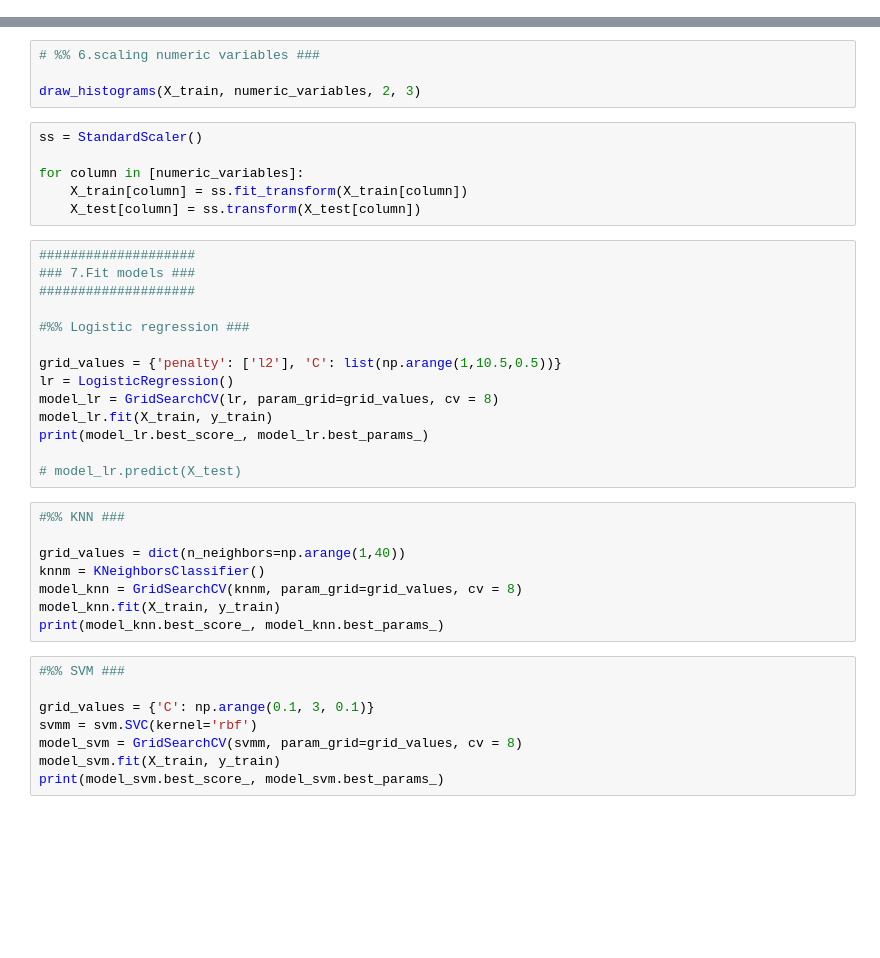
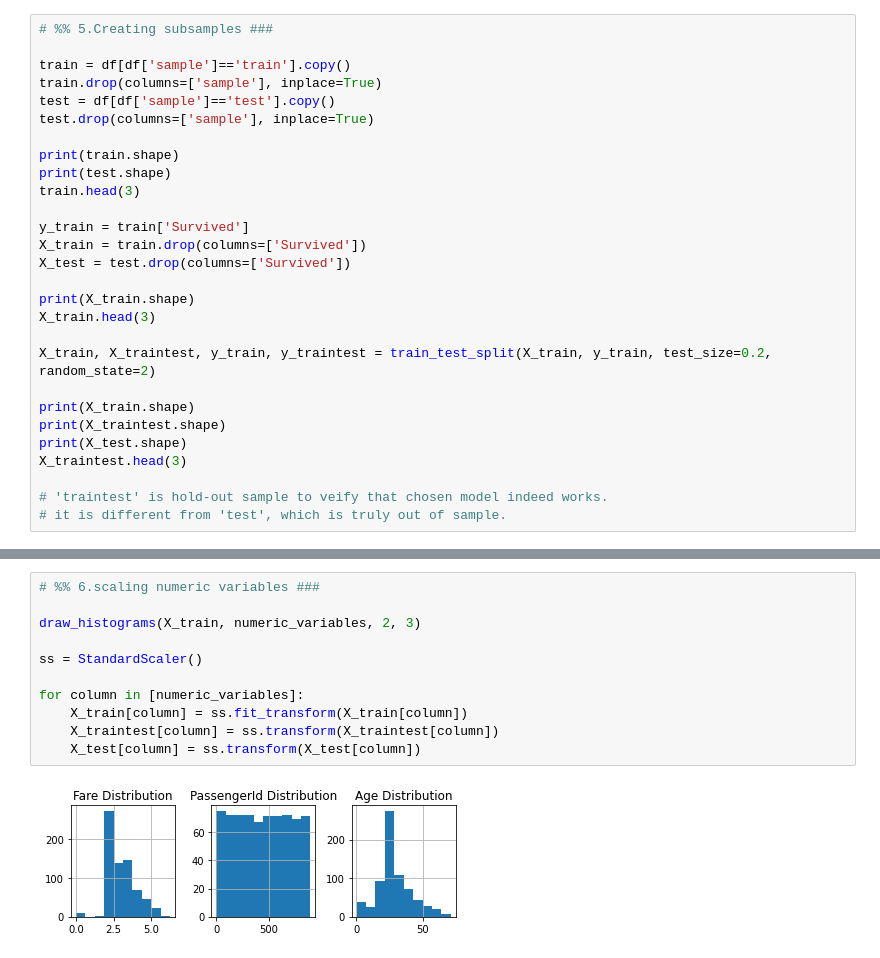
Before and after one commit to MykolaPinchuk/Kaggle, a Jupyter notebook: Projects/KProject_SpaceTitanic.ipynb, the cells around one changed output, grey strips where cells are left out. Saved outputs shown, nothing was run; the diff lists cells and outputs as text; blank space fills up the shorter version.

```diff
--- a/Projects/KProject_SpaceTitanic.ipynb
+++ b/Projects/KProject_SpaceTitanic.ipynb
@@ -131,0 +149,28 @@ X_train, X_test, y_train, y_test = train_test_split(X, y, test_size=0.2, random_
+# %%
+# %% 5.Creating subsamples ###
+
+train = df[df['sample']=='train'].copy()
+train.drop(columns=['sample'], inplace=True)
+test = df[df['sample']=='test'].copy()
+test.drop(columns=['sample'], inplace=True)
+
+print(train.shape)
+print(test.shape)
+train.head(3)
+
+y_train = train['Survived']
+X_train = train.drop(columns=['Survived'])
+X_test = test.drop(columns=['Survived'])
+
+print(X_train.shape)
+X_train.head(3)
+
+X_train, X_traintest, y_train, y_traintest = train_test_split(X_train, y_train, test_size=0.2, random_state=2)
+
+print(X_train.shape)
+print(X_traintest.shape)
+print(X_test.shape)
+X_traintest.head(3)
+
+# 'traintest' is hold-out sample to veify that chosen model indeed works.
+# it is different from 'test', which is truly out of sample.
@@ -132,41 +188,14 @@ X_train, X_test, y_train, y_test = train_test_split(X, y, test_size=0.2, random_
 # %%
 # %% 6.scaling numeric variables ###
 
 draw_histograms(X_train, numeric_variables, 2, 3)
+
+ss = StandardScaler()
+
+for column in [numeric_variables]:
+    X_train[column] = ss.fit_transform(X_train[column])
+    X_traintest[column] = ss.transform(X_traintest[column])
+    X_test[column] = ss.transform(X_test[column])
+# %% [output]
+[figure, added]
-# %%
-ss = StandardScaler()
-
-for column in [numeric_variables]:
-    X_train[column] = ss.fit_transform(X_train[column])
-    X_test[column] = ss.transform(X_test[column])
-# %%
-####################
-### 7.Fit models ###
-####################
-
-#%% Logistic regression ###
-
-grid_values = {'penalty': ['l2'], 'C': list(np.arange(1,10.5,0.5))}
-lr = LogisticRegression()
-model_lr = GridSearchCV(lr, param_grid=grid_values, cv = 8)
-model_lr.fit(X_train, y_train)
-print(model_lr.best_score_, model_lr.best_params_)
-
-# model_lr.predict(X_test)
-# %%
-#%% KNN ###
-
-grid_values = dict(n_neighbors=np.arange(1,40))
-knnm = KNeighborsClassifier()
-model_knn = GridSearchCV(knnm, param_grid=grid_values, cv = 8)
-model_knn.fit(X_train, y_train)
-print(model_knn.best_score_, model_knn.best_params_)
-# %%
-#%% SVM ###
-
-grid_values = {'C': np.arange(0.1, 3, 0.1)}
-svmm = svm.SVC(kernel='rbf')
-model_svm = GridSearchCV(svmm, param_grid=grid_values, cv = 8)
-model_svm.fit(X_train, y_train)
-print(model_svm.best_score_, model_svm.best_params_)
 # %%
```
Also changed, not shown: parts of 22 cells of this notebook.
